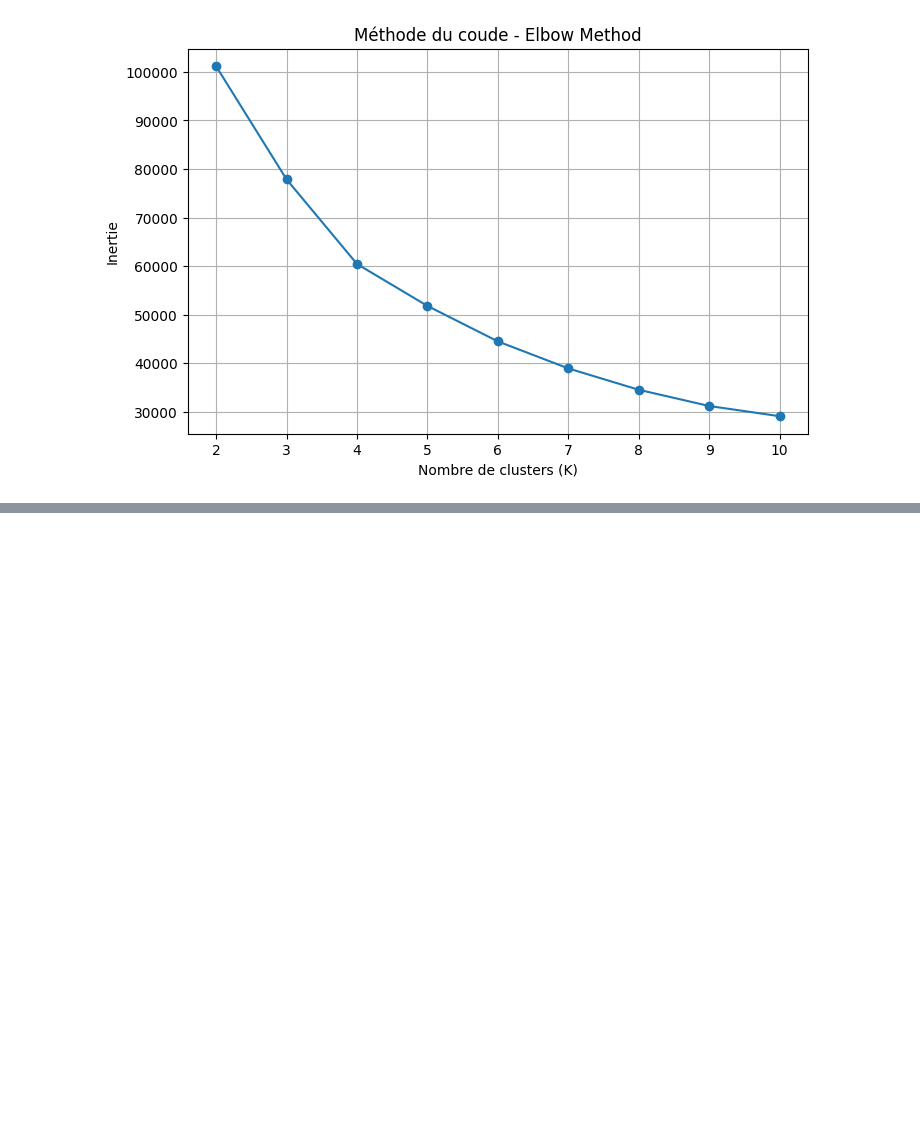
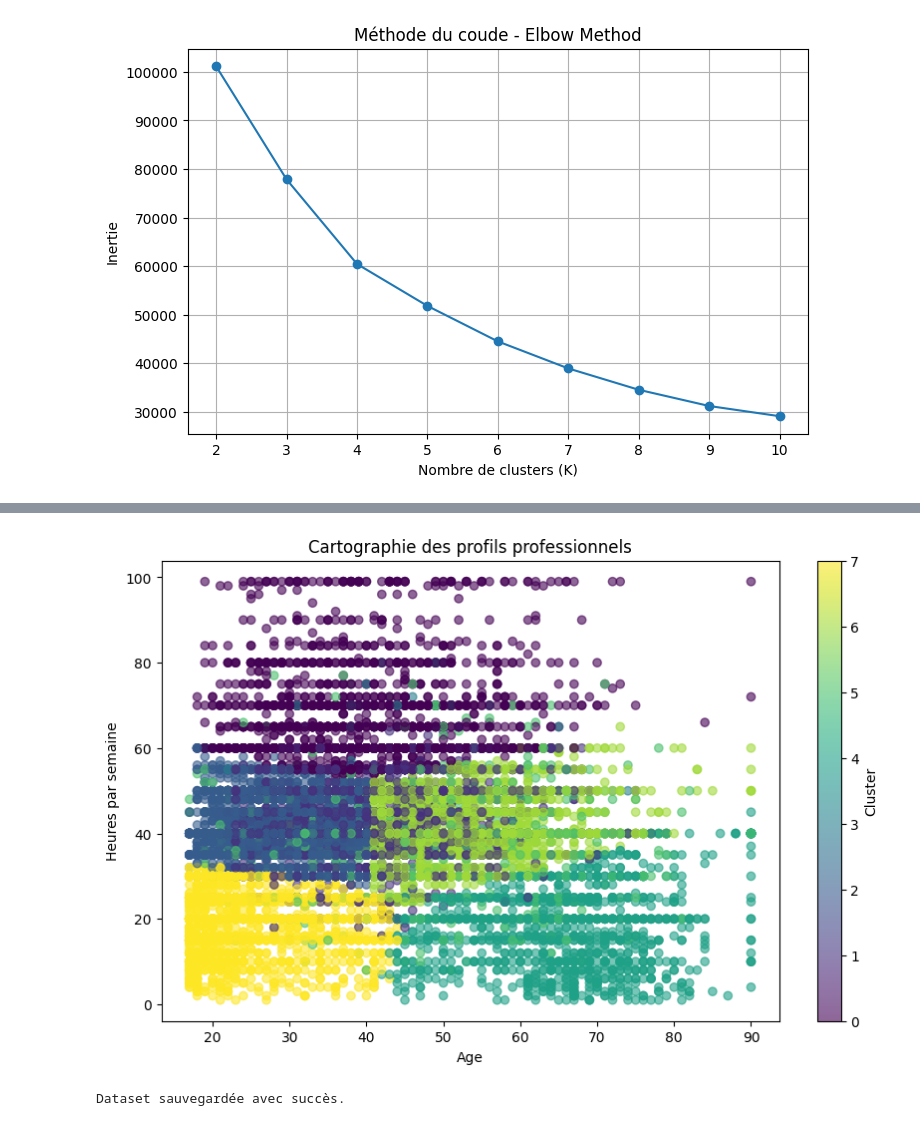
Before and after one commit to fedhilamohamedamine-blip/autoloc-api, a Jupyter notebook: projet.ipynb, the cells around one changed output, grey strips where cells are left out. Cells and saved outputs as stored; diff of their text form; code cells hidden in the pictures; blank space fills up the shorter version.

```diff
--- a/projet.ipynb
+++ b/projet.ipynb
@@ -255,0 +280,17 @@ K = 4 → Silhouette = 0.2844
+# %%
+from sklearn.cluster import KMeans
+
+k = 8
+
+k_means = KMeans(
+    n_clusters=k,
+    random_state=42,
+    n_init=10
+)
+
+# Aligner df avec l'index de X pour exclure la ligne d'en-tête textuelle
+df = df.loc[X.index].copy()
+
+df['cluster'] = k_means.fit_predict(X_scaled)
+
+print(df['cluster'].value_counts().sort_index())
@@ -255,0 +308,10 @@ K = 4 → Silhouette = 0.2844
+# %%
+# Définir la liste des caractéristiques utilisées pour le clustering
+features = ['age', 'education-num', 'hours-per-week', 'capital-gain']
+
+# S'assurer que ces colonnes sont bien au format numérique dans df pour pouvoir calculer la moyenne
+df[features] = df[features].apply(pd.to_numeric, errors='coerce')
+
+profil_clusters = df.groupby('cluster')[features].mean()
+
+profil_clusters
@@ -255,0 +344,28 @@ K = 4 → Silhouette = 0.2844
+# %%
+plt.figure(figsize=(10, 6))
+
+plt.scatter(
+    df['age'],
+    df['hours-per-week'],
+    c=df['cluster'],
+    cmap='viridis',
+    alpha=0.6
+)
+
+plt.xlabel("Age")
+plt.ylabel("Heures par semaine")
+plt.title("Cartographie des profils professionnels")
+plt.colorbar(label="Cluster")
+
+plt.show()
+# %% [output]
+[figure, added]
+# %%
+df.to_csv(
+    '/content/adult_clustering_final.csv',
+    index=False
+)
+
+print("Dataset sauvegardée avec succès.")
+# %% [output]
+Dataset sauvegardée avec succès.
```
Also changed, not shown: parts of 6 cells of this notebook.
